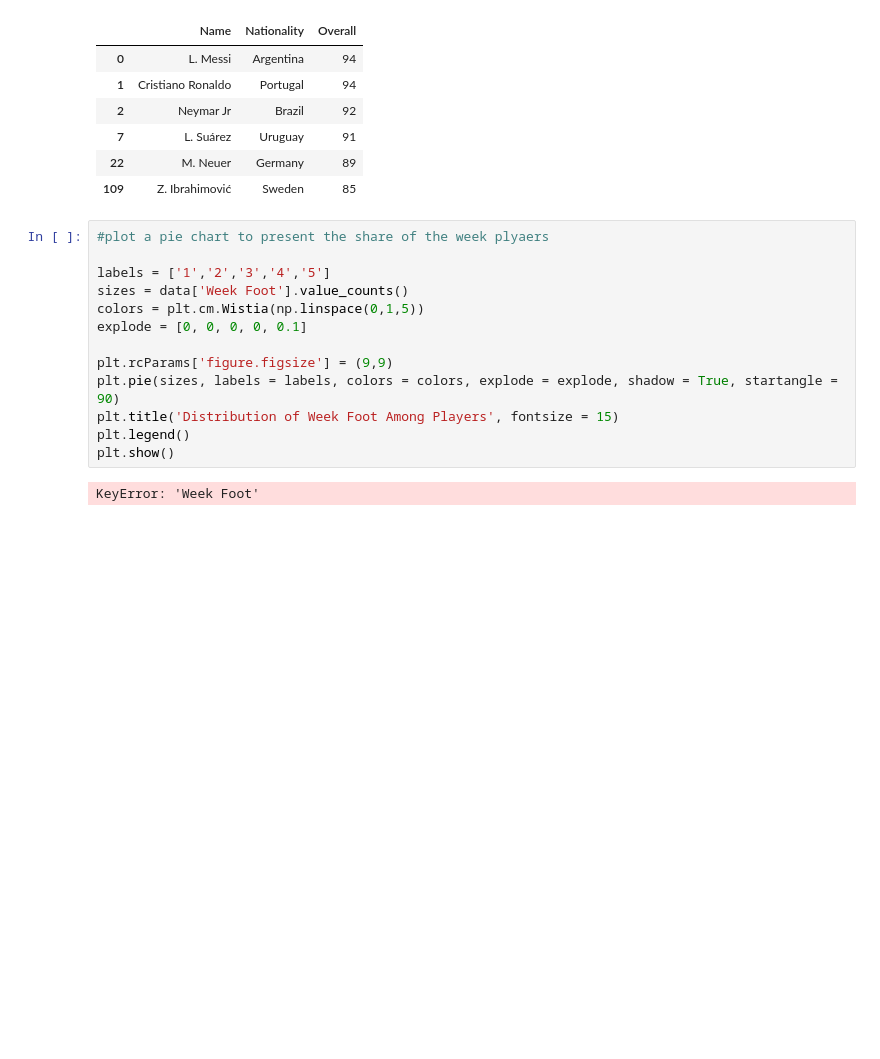
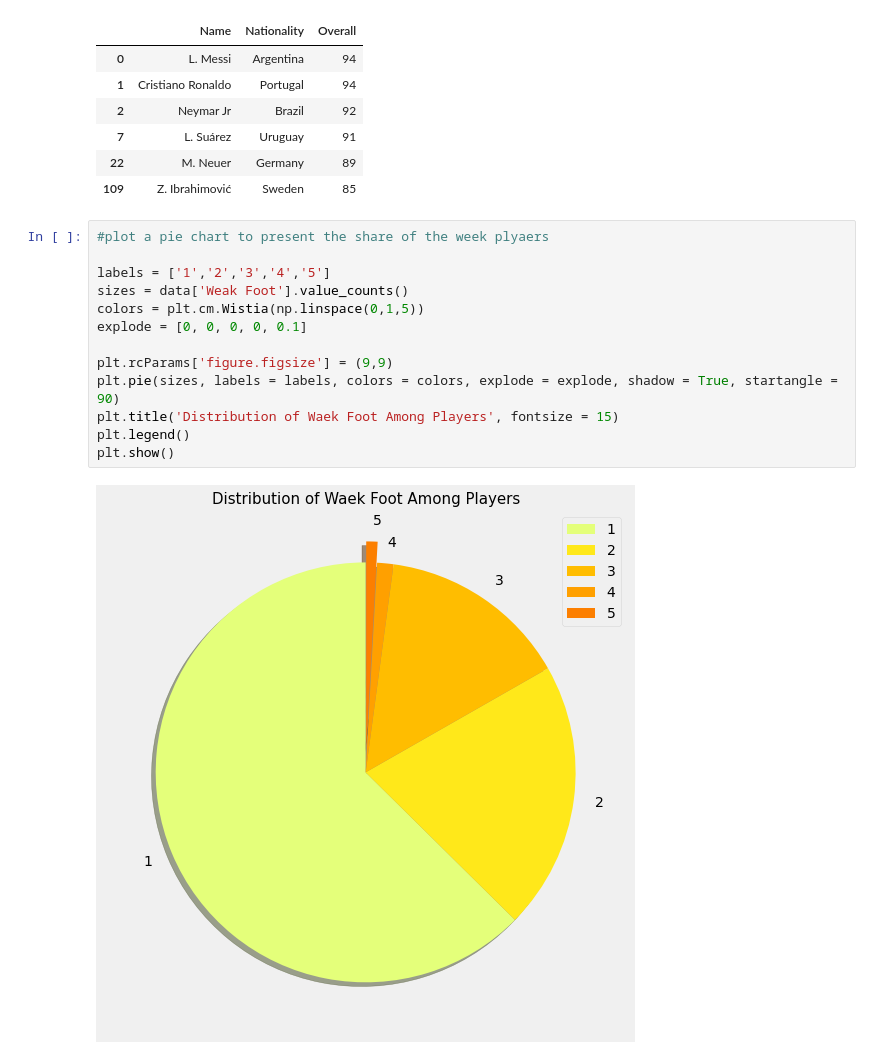
Before and after one commit to faizramadhan0202/Players-Analyst, a Jupyter notebook: Players Analysis.ipynb, the cells around one changed output. Drawn from its saved outputs; the diff is of its cells as text; blank space fills up the shorter version.

Commit message:
Update Data

```diff
--- a/Players Analysis.ipynb
+++ b/Players Analysis.ipynb
@@ -260,18 +260,18 @@ data[data['International Reputation'] == 5][['Name', 'Nationality',
 | 7 | L. Suárez | Uruguay | 91 |
 | 22 | M. Neuer | Germany | 89 |
 | 109 | Z. Ibrahimović | Sweden | 85 |
-# %%
-#plot a pie chart to present the share of the week plyaers
-
-labels = ['1','2','3','4','5']
-sizes = data['Week Foot'].value_counts()
-colors = plt.cm.Wistia(np.linspace(0,1,5))
-explode = [0, 0, 0, 0, 0.1]
-
-plt.rcParams['figure.figsize'] = (9,9)
-plt.pie(sizes, labels = labels, colors = colors, explode = explode, shadow = True, startangle = 90)
-plt.title('Distribution of Week Foot Among Players', fontsize = 15)
-plt.legend()
-plt.show()
-# %% [output]
-KeyError: 'Week Foot'
+# %%
+#plot a pie chart to present the share of the week plyaers
+
+labels = ['1','2','3','4','5']
+sizes = data['Weak Foot'].value_counts()
+colors = plt.cm.Wistia(np.linspace(0,1,5))
+explode = [0, 0, 0, 0, 0.1]
+
+plt.rcParams['figure.figsize'] = (9,9)
+plt.pie(sizes, labels = labels, colors = colors, explode = explode, shadow = True, startangle = 90)
+plt.title('Distribution of Waek Foot Among Players', fontsize = 15)
+plt.legend()
+plt.show()
+# %% [output]
+[figure, added]
```
Also changed, not shown: parts of 4 cells of this notebook.
